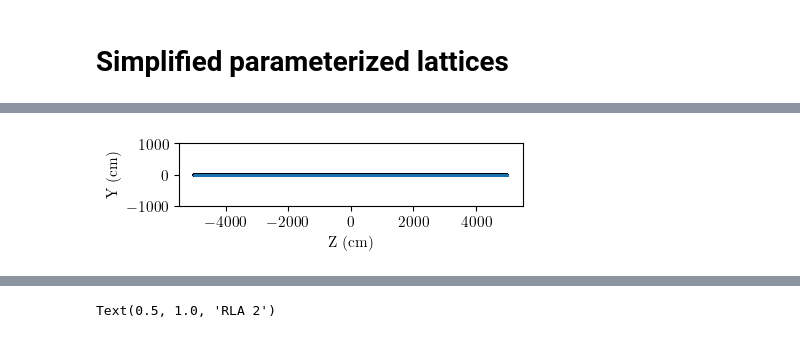
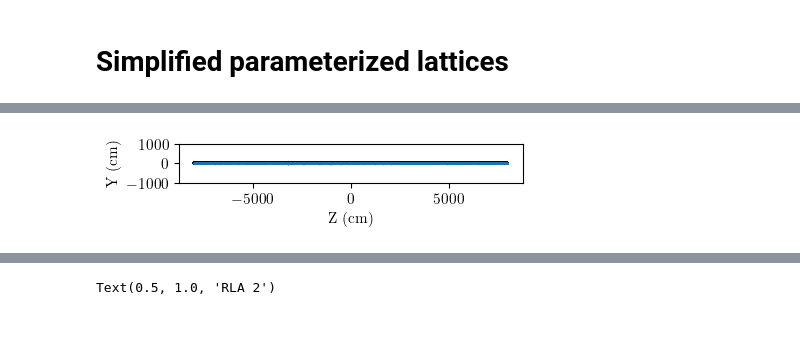
Before and after one commit to jchoi55/MINeut, a Jupyter notebook: first_examples.ipynb, the cells around one changed output, grey strips where cells are left out. Cells and saved outputs as stored; diff of their text form; code cells hidden in the pictures.

```diff
--- a/first_examples.ipynb
+++ b/first_examples.ipynb
@@ -317,25 +315,25 @@ PA_numu.decay_muons()
 PA_nue.decay_muons()
 # %%
 straight_lattice = lt.create_straight_lattice(
-            total_length=100e2,
+            total_length=160e2,
             n_elements=100_000,
             beam_p0=3.8,
             beamdiv=1e-3,
             beamdiv_z=1e-2,
             beamsize=1,
         )
 
 PA_numu.place_muons_on_lattice(lattice=straight_lattice, direction="clockwise")
 PA_nue.place_muons_on_lattice(lattice=straight_lattice, direction="clockwise")
 
 plt.scatter(straight_lattice.vertices[0], straight_lattice.vertices[1], c='black', marker='+', s=10)
 plt.scatter(PA_numu.pos['z'], PA_numu.pos['y'], marker='.', s=0.1)
 plt.ylim(-1000, 1000)
 plt.xlabel('Z (cm)')
 plt.ylabel('Y (cm)')
 plt.gca().set_aspect('equal', adjustable='box')
 # %% [output]
-[figure, old version]
+[figure, new version]
 # %%
 fig, ax = pt.std_fig(figsize=(4,3))
 fsize=12
```
Also changed, not shown: parts of 44 cells of this notebook, 22 other files.
